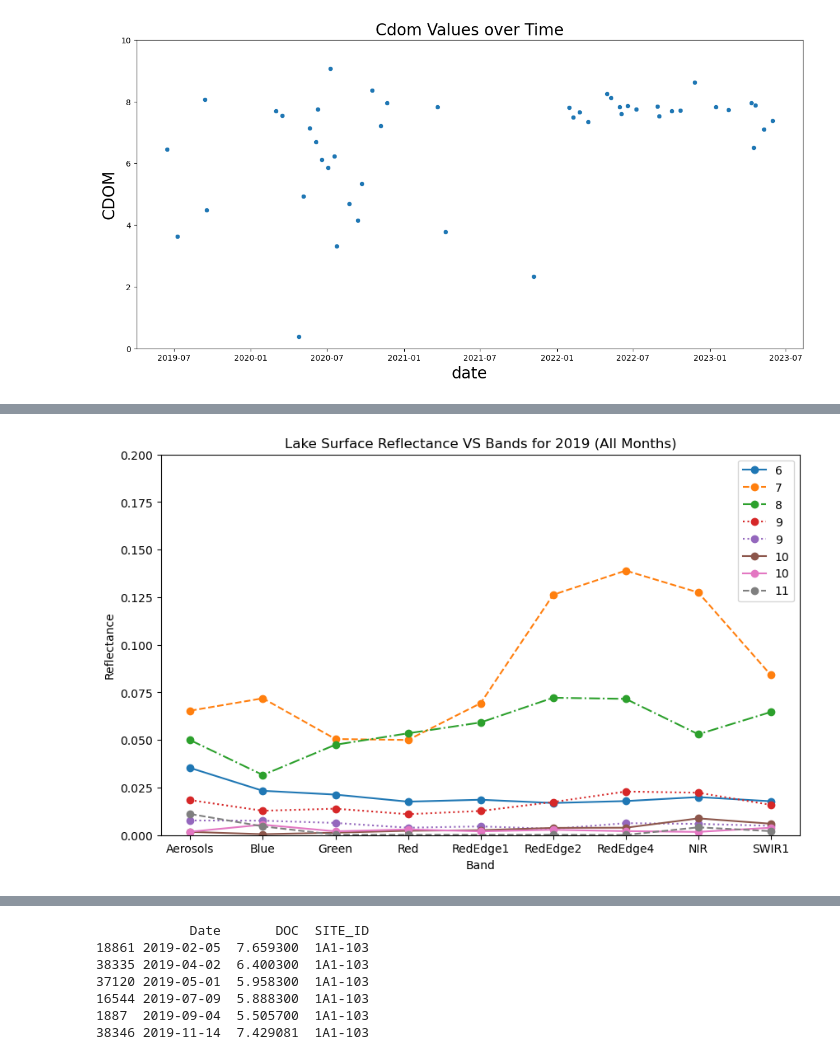
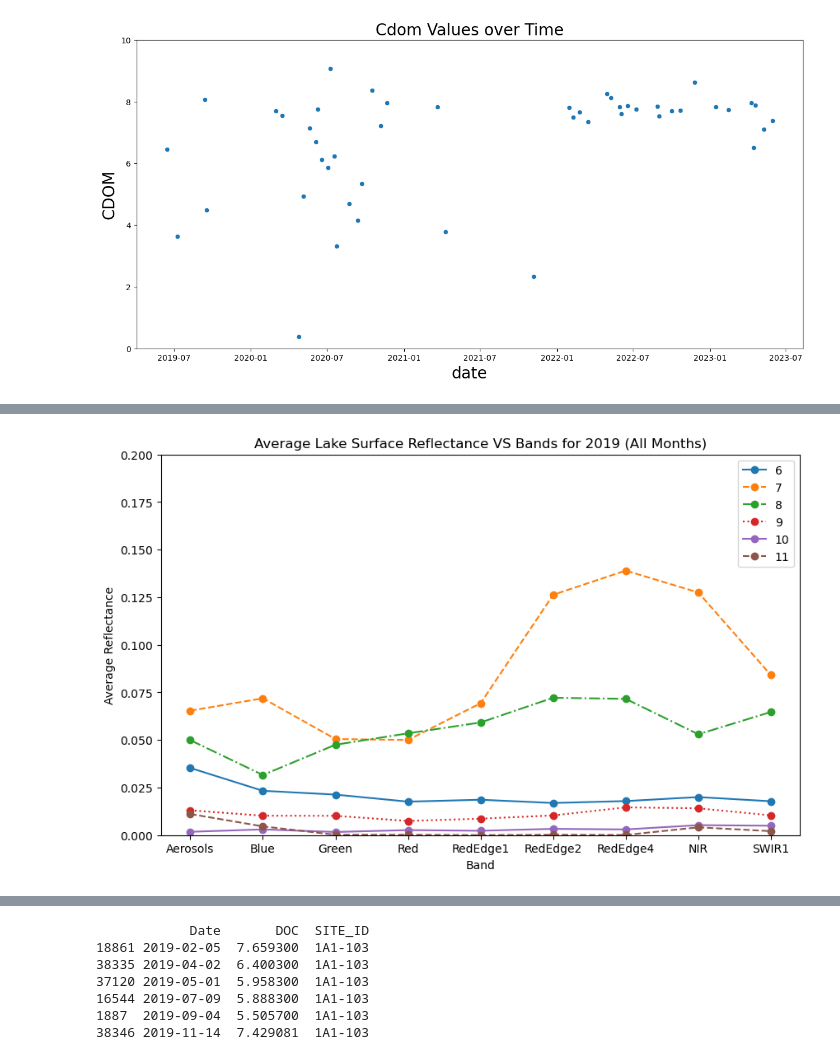
Before and after one commit to Touheda812/Research-Water-Quality-, a Jupyter notebook: BIG_MOOSE_LAKE_CDOM_DOC_SENTINEL2.ipynb, the cells around one changed output, grey strips where cells are left out. Drawn from its saved outputs; the diff is of its cells as text; code cells hidden in the pictures.

```diff
--- a/BIG_MOOSE_LAKE_CDOM_DOC_SENTINEL2.ipynb
+++ b/BIG_MOOSE_LAKE_CDOM_DOC_SENTINEL2.ipynb
@@ -265,39 +374,44 @@ for index, row in df_s2_reflectance.iterrows():
         if month not in data_by_month:
             data_by_month[month] = {'band': [], 'dates': [], 'reflectance': []}
 
         if reflectance:
             for band in STD_NAMES:
                 value = reflectance.get(band)
                 if value is not None:
                     value /= 10000  # Divide by 10000 to convert from DN to reflectance
                     data_by_month[month]['band'].append(band)
                     data_by_month[month]['dates'].append(date)
                     data_by_month[month]['reflectance'].append(value)
 
 plt.figure(figsize=(10, 6))
 
 line_styles = ['-', '--', '-.', ':']  # List of line styles
 num_styles = len(line_styles)
 style_index = 0
 
 for month, data in data_by_month.items():
     unique_dates = list(set(data['dates']))  # Get unique dates for the month
     line_style = line_styles[style_index % num_styles]  # Cycle through line styles
 
-    for date in unique_dates:
-        indices = [i for i, d in enumerate(data['dates']) if d == date]  # Get indices for the specific date
-        reflectance_values = [data['reflectance'][i] for i in indices]
-        bands = [data['band'][i] for i in indices]
-        plt.plot(bands, reflectance_values, linestyle=line_style, marker='o', label=month)
+    average_reflectance_values = []
+    for band in STD_NAMES:
+        reflectance_values = [data['reflectance'][i] for i in range(len(data['band'])) if data['band'][i] == band]
 
+        if len(reflectance_values) > 0:
+            average_reflectance = sum(reflectance_values) / len(reflectance_values)
+            average_reflectance_values.append(average_reflectance)
+        else:
+            average_reflectance_values.append(0)
+
+    plt.plot(STD_NAMES, average_reflectance_values, linestyle=line_style, marker='o', label=month)
     style_index += 1
 
 plt.xlabel('Band')
-plt.ylabel('Reflectance')
+plt.ylabel('Average Reflectance')
 plt.ylim(0, 0.2)  # Adjust the y-axis limit based on the reflectance range
-plt.title('Lake Surface Reflectance VS Bands for 2019 (All Months)')
+plt.title('Average Lake Surface Reflectance VS Bands for 2019 (All Months)')
 plt.legend()
 plt.show()
 # %% [output]
-[figure, old version]
+[figure, new version]
 # %%
```
Also changed, not shown: parts of 28 cells of this notebook.
